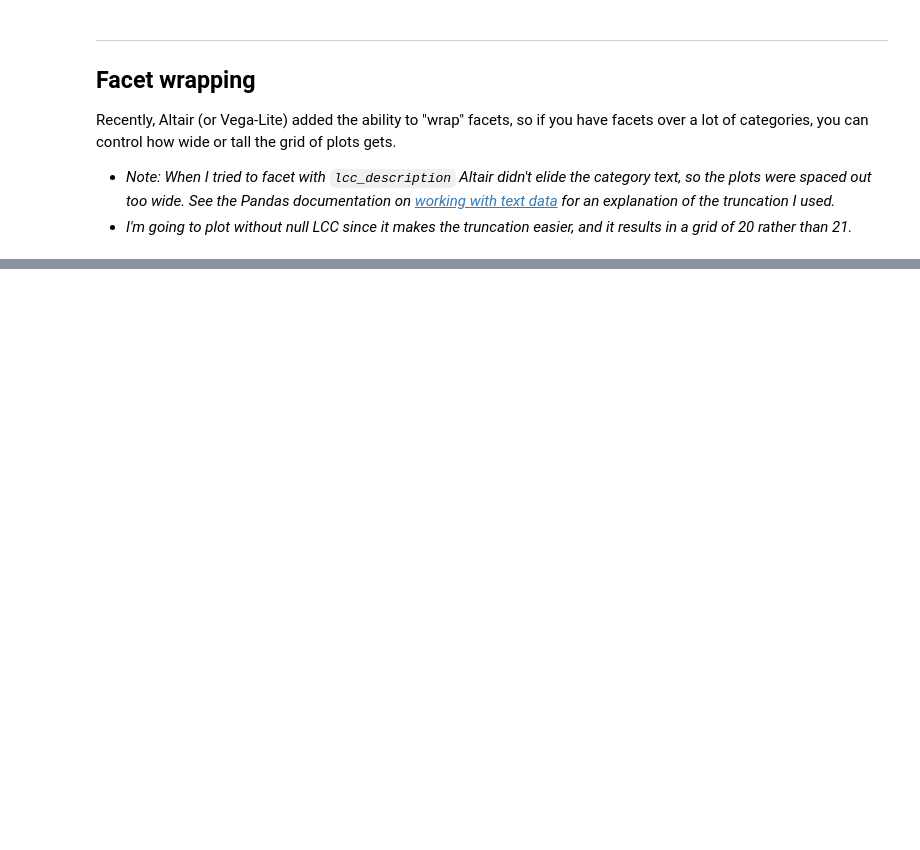
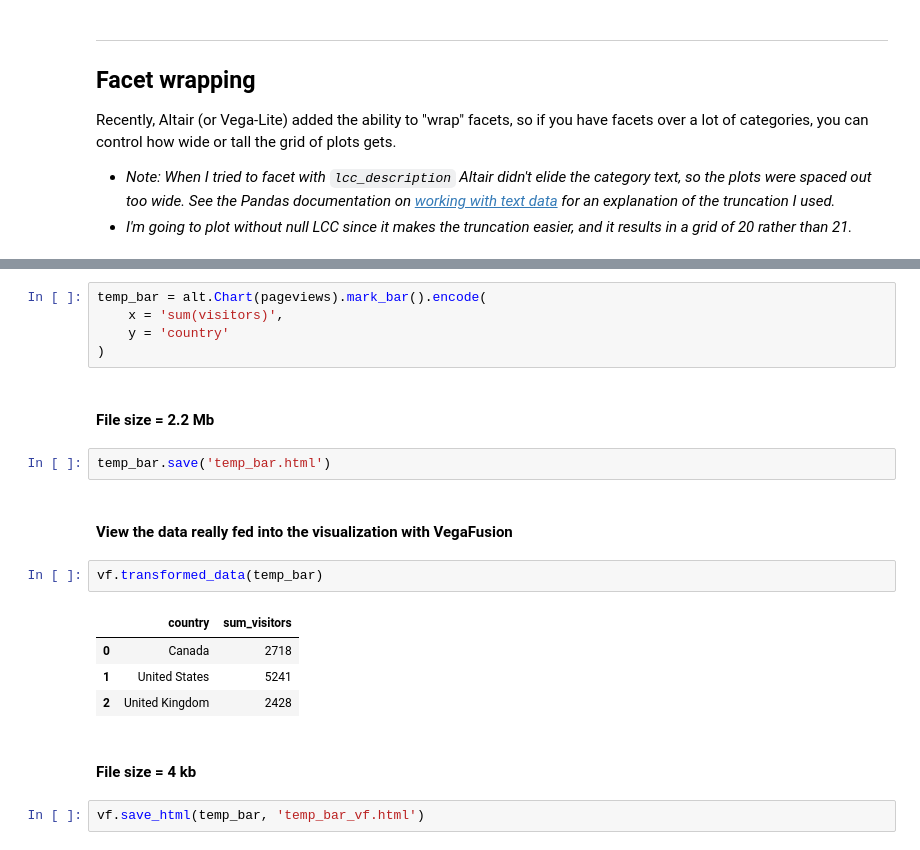
Before and after one commit to emonson/altair-vis-python, a Jupyter notebook: 02_LibraryPageviews.ipynb, the cells around one changed output, grey strips where cells are left out. Cells and saved outputs as stored; diff of their text form; blank space fills up the shorter version.

Commit message:
updating more notebooks to Altair 5, plus now using VegaFusion to get around MaxRowsError

```diff
--- a/02_LibraryPageviews.ipynb
+++ b/02_LibraryPageviews.ipynb
@@ -562,0 +540,22 @@ alt.Chart(pv2).mark_line().encode(
+# %%
+temp_bar = alt.Chart(pageviews).mark_bar().encode(
+    x = 'sum(visitors)',
+    y = 'country'
+)
+# %% [markdown]
+#### File size = 2.2 Mb
+# %%
+temp_bar.save('temp_bar.html')
+# %% [markdown]
+#### View the data really fed into the visualization with VegaFusion
+# %%
+vf.transformed_data(temp_bar)
+# %% [output]
+|  | country | sum_visitors |
+| 0 | Canada | 2718 |
+| 1 | United States | 5241 |
+| 2 | United Kingdom | 2428 |
+# %% [markdown]
+#### File size = 4 kb
+# %%
+vf.save_html(temp_bar, 'temp_bar_vf.html')
```
Also changed, not shown: parts of 15 cells of this notebook, 16 other files.
